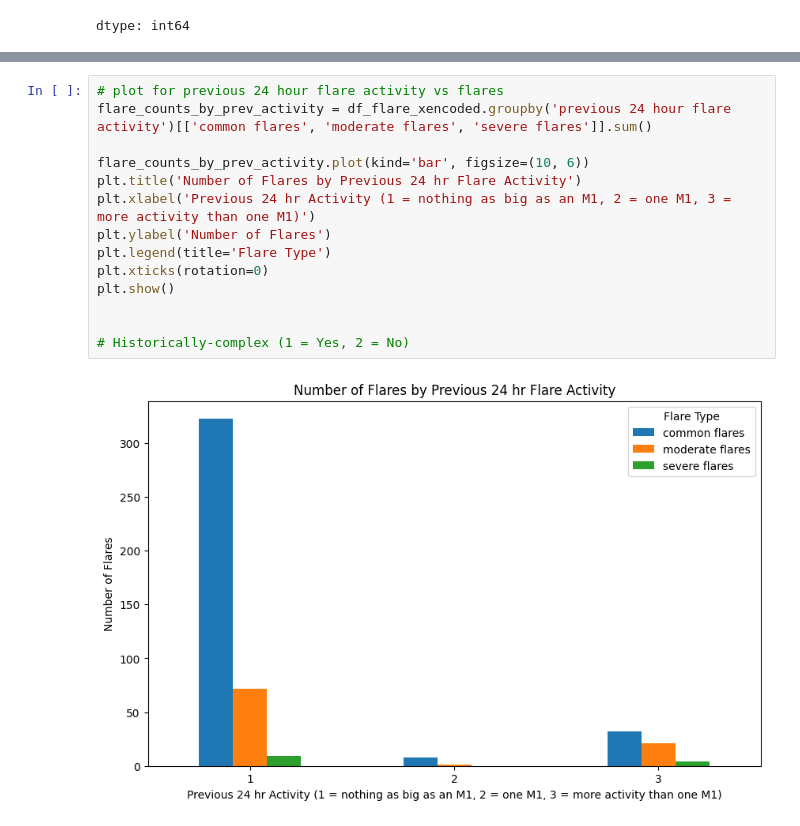
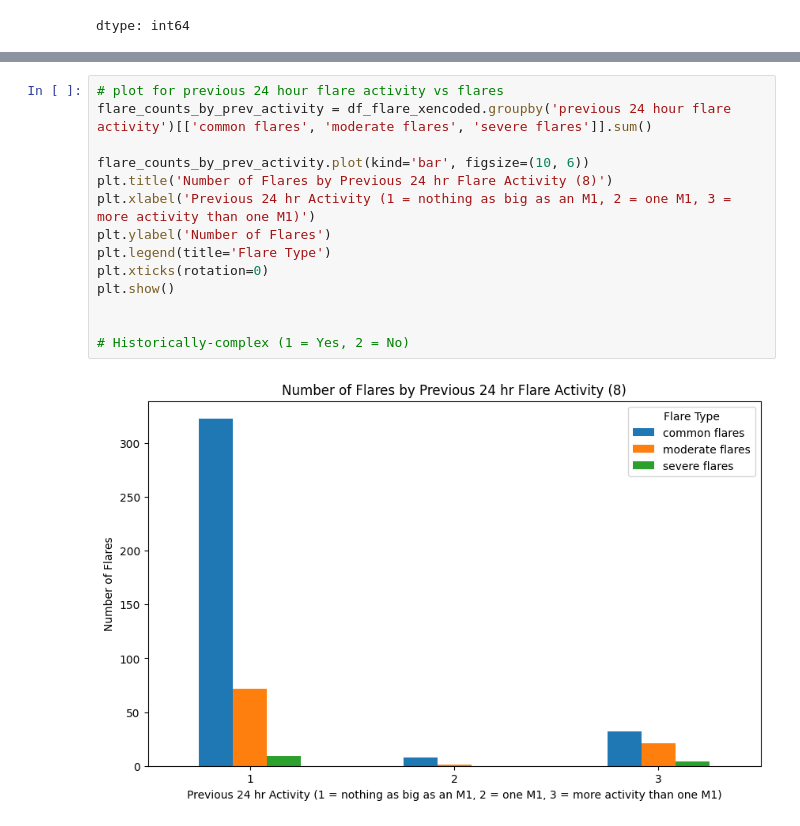
Before and after one commit to electro10000/Astrology-Dataset, a Jupyter notebook: Solar_Flare_Research_Project.ipynb, the cells around one changed output, grey strips where cells are left out. Saved outputs shown, nothing was run; the diff lists cells and outputs as text.

```diff
--- a/Solar_Flare_Research_Project.ipynb
+++ b/Solar_Flare_Research_Project.ipynb
@@ -257,17 +260,17 @@ plt.show()
 # %%
 # plot for previous 24 hour flare activity vs flares
 flare_counts_by_prev_activity = df_flare_xencoded.groupby('previous 24 hour flare activity')[['common flares', 'moderate flares', 'severe flares']].sum()
 
 flare_counts_by_prev_activity.plot(kind='bar', figsize=(10, 6))
-plt.title('Number of Flares by Previous 24 hr Flare Activity')
+plt.title('Number of Flares by Previous 24 hr Flare Activity (8)')
 plt.xlabel('Previous 24 hr Activity (1 = nothing as big as an M1, 2 = one M1, 3 = more activity than one M1)')
 plt.ylabel('Number of Flares')
 plt.legend(title='Flare Type')
 plt.xticks(rotation=0)
 plt.show()
 
 
 # Historically-complex (1 = Yes, 2 = No)
 # %% [output]
-[figure, old version]
+[figure, new version]
 # %%
```
Also changed, not shown: parts of 19 cells of this notebook.
